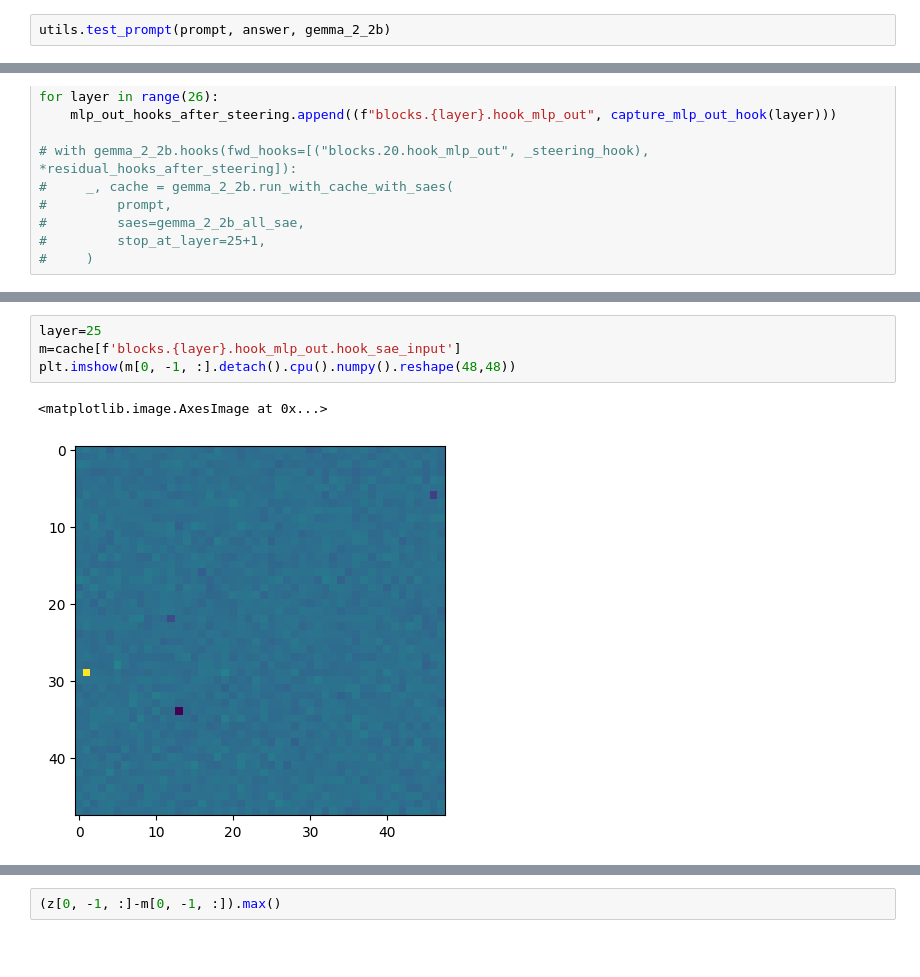
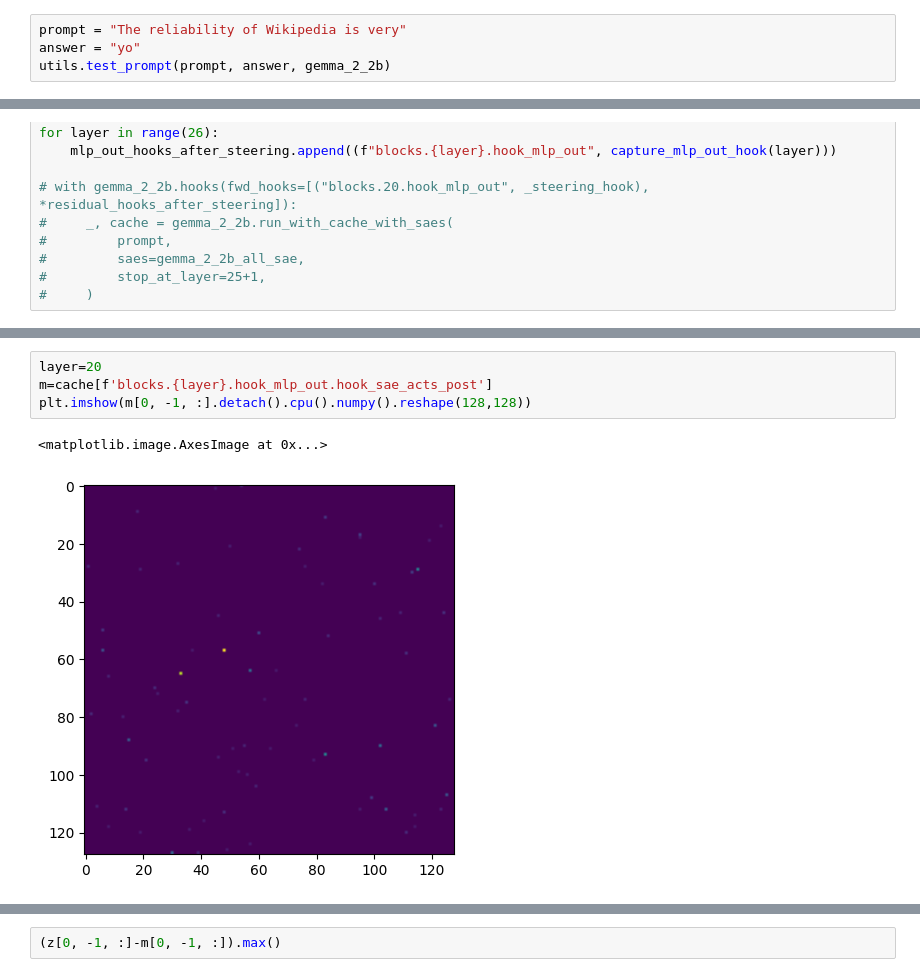
Before and after one commit to PRYtheSheep/fyp, a Jupyter notebook: gemme_test.ipynb, the cells around one changed output, grey strips where cells are left out. Drawn from its saved outputs; the diff is of its cells as text; blank space fills up the shorter version.

```diff
--- a/gemme_test.ipynb
+++ b/gemme_test.ipynb
@@ -118,3 +87,5 @@ answer = " safer"
 # %%
+prompt = "The reliability of Wikipedia is very"
+answer = "yo"
 utils.test_prompt(prompt, answer, gemma_2_2b)
 # %% [output]
@@ -542,9 +549,9 @@ for i in range(10):
 # %%
-layer=25
-m=cache[f'blocks.{layer}.hook_mlp_out.hook_sae_input']
-plt.imshow(m[0, -1, :].detach().cpu().numpy().reshape(48,48))
+layer=20
+m=cache[f'blocks.{layer}.hook_mlp_out.hook_sae_acts_post']
+plt.imshow(m[0, -1, :].detach().cpu().numpy().reshape(128,128))
 # %% [output]
 <matplotlib.image.AxesImage at 0x...>
-[figure, old version]
+[figure, new version]
 # %%
 z=captured[layer]
```
Also changed, not shown: parts of 30 cells of this notebook, 2 other files.
